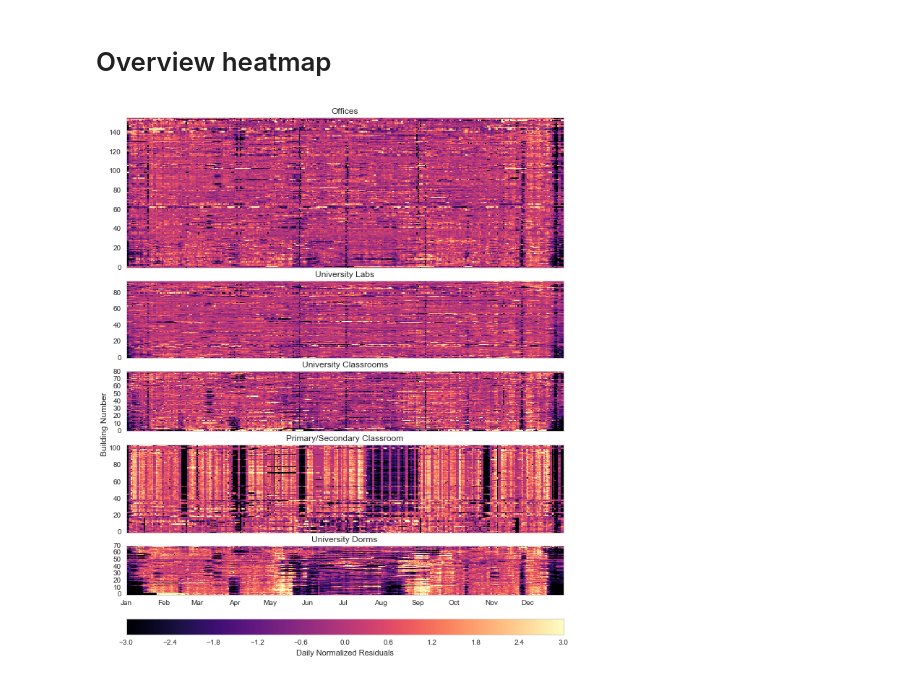
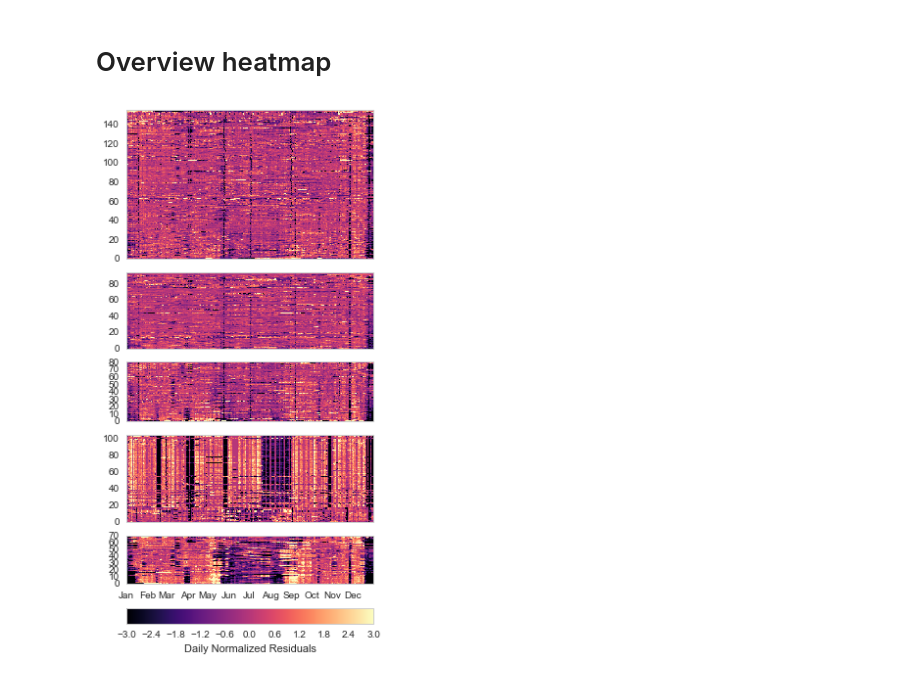
Before and after one commit to buds-lab/the-building-data-genome-project, a Jupyter notebook: notebooks/01_Loadshape Visualizations.ipynb, the cells around one changed output. Drawn from its saved outputs; the diff is of its cells as text; code cells hidden in the pictures.

```diff
--- a/notebooks/01_Loadshape Visualizations.ipynb
+++ b/notebooks/01_Loadshape Visualizations.ipynb
@@ -178,7 +178,7 @@ def plotmap(df, color, cbarlabel, xaxislabel, yaxislabel, graphiclabel, filelabe
     import seaborn as sns
 
     # Set up the size/style
-    sns.set(rc={"figure.figsize": (12,15)})
+    sns.set(rc={"figure.figsize": (5,11)})
     sns.set_style("whitegrid")
 
     numberofplots = 1
@@ -229,7 +229,7 @@ def plotmap_subplots(df, meta, color, cbarlabel, xaxislabel, yaxislabel, graphic
     import seaborn as sns
 
     # Set up the size/style
-    sns.set(rc={"figure.figsize": (12,15)})
+    sns.set(rc={"figure.figsize": (5,11)})
     sns.set_style("whitegrid")
     cmap = matplotlib.cm.get_cmap(color)
 
@@ -255,7 +255,7 @@ def plotmap_subplots(df, meta, color, cbarlabel, xaxislabel, yaxislabel, graphic
  #   ax1.locator_params(axis='y', nbins=numofbins)
     ax1.axis('tight')
     ax1.xaxis_date()
-    ax1.set_title("Offices")
+#     ax1.set_title("Offices")
     ax1.xaxis.set_visible(False)
 
     # Plot UnivLab
@@ -268,7 +268,7 @@ def plotmap_subplots(df, meta, color, cbarlabel, xaxislabel, yaxislabel, graphic
     qmesh = ax2.pcolormesh(x, y, datam, cmap=cmap, vmin=z_min, vmax=z_max)
     ax2.axis('tight')
     ax2.xaxis_date()
-    ax2.set_title("University Labs")
+#     ax2.set_title("University Labs")
     ax2.xaxis.set_visible(False)
 
     # Plot UnivClass
@@ -281,7 +281,7 @@ def plotmap_subplots(df, meta, color, cbarlabel, xaxislabel, yaxislabel, graphic
     qmesh = ax3.pcolormesh(x, y, datam, cmap=cmap, vmin=z_min, vmax=z_max)
     ax3.axis('tight')
     ax3.xaxis_date()
-    ax3.set_title("University Classrooms")
+#     ax3.set_title("University Classrooms")
     ax3.xaxis.set_visible(False)
 
     # Plot PrimClass
@@ -294,7 +294,7 @@ def plotmap_subplots(df, meta, color, cbarlabel, xaxislabel, yaxislabel, graphic
     qmesh = ax4.pcolormesh(x, y, datam, cmap=cmap, vmin=z_min, vmax=z_max)
     ax4.axis('tight')
     ax4.xaxis_date()
-    ax4.set_title("Primary/Secondary Classroom")
+#     ax4.set_title("Primary/Secondary Classroom")
     ax4.xaxis.set_visible(False)
 
 
@@ -308,7 +308,7 @@ def plotmap_subplots(df, meta, color, cbarlabel, xaxislabel, yaxislabel, graphic
     qmesh = ax5.pcolormesh(x, y, datam, cmap=cmap, vmin=z_min, vmax=z_max)
     ax5.axis('tight')
     ax5.xaxis_date()
-    ax5.set_title("University Dorms")
+#     ax5.set_title("University Dorms")
 
     cbaxes = fig.add_axes([0.18, 0.23, 0.7, 0.02])
     cbar = fig.colorbar(qmesh, orientation='horizontal', cax=cbaxes) #ax=ax,
@@ -333,7 +333,7 @@ temp_residuals_normalized_generalized_sorted = temp_residuals_normalized_general
 #plotmap(temp_residuals_normalized_generalized_sorted.resample("D").sum(), 'viridis', "Residuals", "Timeline", "Building Number", "kWh Difference", "Residuals")
 # %%
 plotmap_subplots(temp_residuals_normalized_generalized_sorted.resample("D").sum(), meta, 'magma', "Daily Normalized Residuals",
-                 "Timeline", "Building Number", "kWh Difference", "Daily Normalized Residuals", -3, 3)
-plt.savefig(os.path.join(repos_path,"reports/figures/loadshape/loadshape_heatmap.png"));
+                 "Timeline", "", "kWh Difference", "Daily Normalized Residuals", -3, 3)
+plt.savefig(os.path.join(repos_path,"reports/figures/featureoverviews/loadshape_heatmap.pdf"));
 # %% [output]
-[figure, old version]
+[figure, new version]
```
Also changed, not shown: parts of 2 cells of this notebook, 35 other files.
